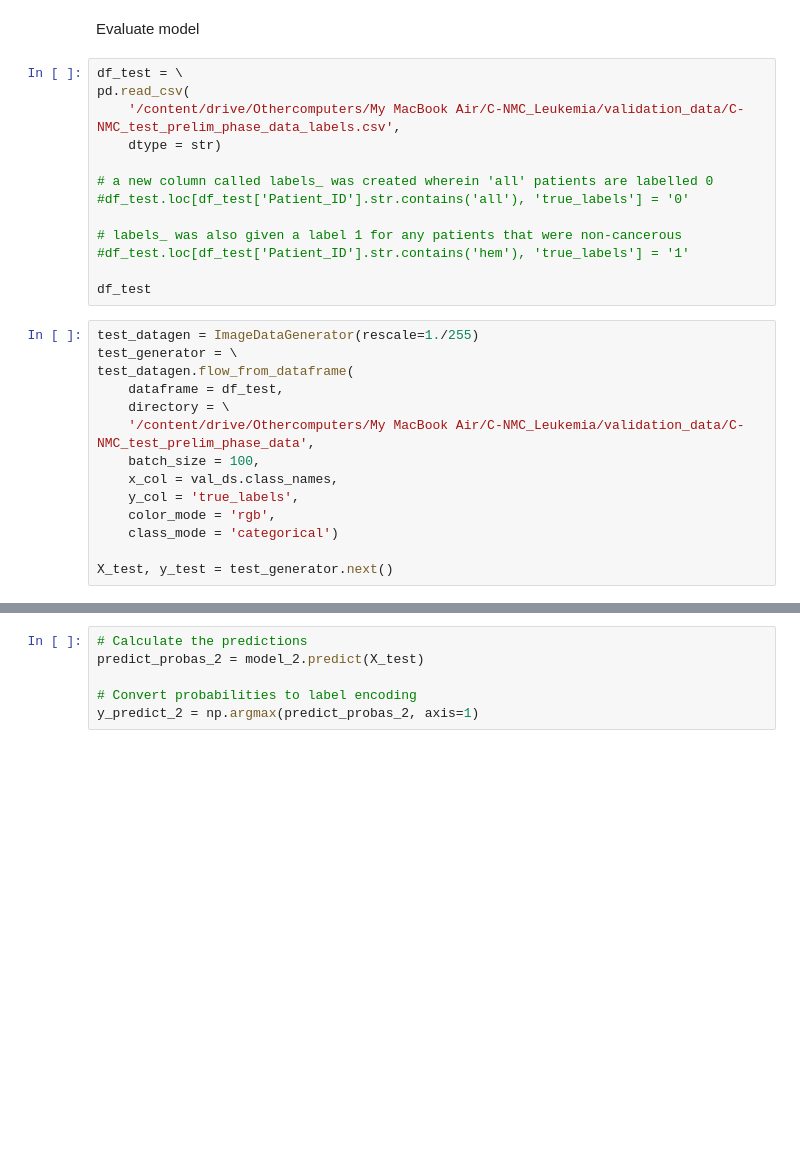
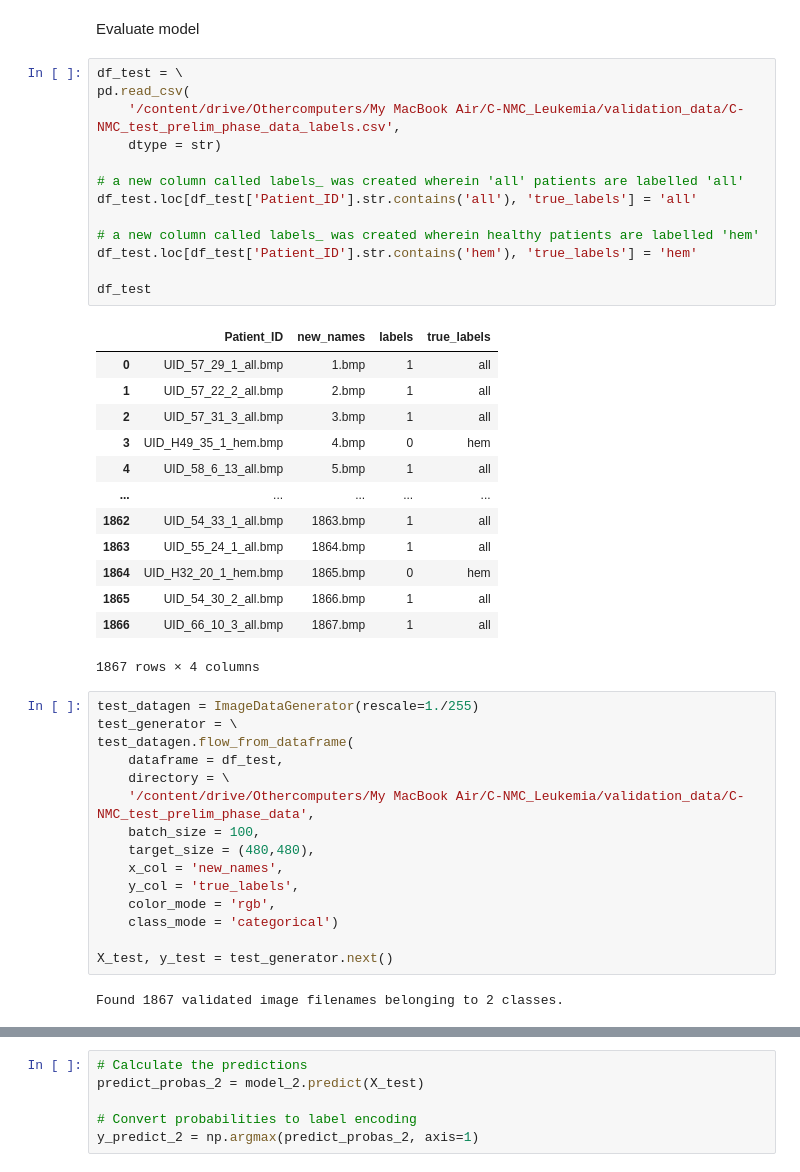
Before and after one commit to suhayb-h/Acute-Lymphoblastic-Leukemia-Classifier, a Jupyter notebook: New_ResNet.ipynb, the cells around one changed output, grey strips where cells are left out. Cells and saved outputs as stored; diff of their text form; blank space fills up the shorter version.

```diff
--- a/New_ResNet.ipynb
+++ b/New_ResNet.ipynb
@@ -213,16 +229,30 @@ Evaluate model
 # %%
 df_test = \
 pd.read_csv(
     '/content/drive/Othercomputers/My MacBook Air/C-NMC_Leukemia/validation_data/C-NMC_test_prelim_phase_data_labels.csv',
     dtype = str)
 
-# a new column called labels_ was created wherein 'all' patients are labelled 0
-#df_test.loc[df_test['Patient_ID'].str.contains('all'), 'true_labels'] = '0'
+# a new column called labels_ was created wherein 'all' patients are labelled 'all'
+df_test.loc[df_test['Patient_ID'].str.contains('all'), 'true_labels'] = 'all'
 
-# labels_ was also given a label 1 for any patients that were non-cancerous
-#df_test.loc[df_test['Patient_ID'].str.contains('hem'), 'true_labels'] = '1'
+# a new column called labels_ was created wherein healthy patients are labelled 'hem'
+df_test.loc[df_test['Patient_ID'].str.contains('hem'), 'true_labels'] = 'hem'
 
 df_test
+# %% [output]
+|  | Patient_ID | new_names | labels | true_labels |
+| 0 | UID_57_29_1_all.bmp | 1.bmp | 1 | all |
+| 1 | UID_57_22_2_all.bmp | 2.bmp | 1 | all |
+| 2 | UID_57_31_3_all.bmp | 3.bmp | 1 | all |
+| 3 | UID_H49_35_1_hem.bmp | 4.bmp | 0 | hem |
+| 4 | UID_58_6_13_all.bmp | 5.bmp | 1 | all |
+| ... | ... | ... | ... | ... |
+| 1862 | UID_54_33_1_all.bmp | 1863.bmp | 1 | all |
+| 1863 | UID_55_24_1_all.bmp | 1864.bmp | 1 | all |
+| 1864 | UID_H32_20_1_hem.bmp | 1865.bmp | 0 | hem |
+| 1865 | UID_54_30_2_all.bmp | 1866.bmp | 1 | all |
+| 1866 | UID_66_10_3_all.bmp | 1867.bmp | 1 | all |
+1867 rows × 4 columns
 # %%
 test_datagen = ImageDataGenerator(rescale=1./255)
 test_generator = \
@@ -231,11 +261,14 @@ test_datagen.flow_from_dataframe(
     directory = \
     '/content/drive/Othercomputers/My MacBook Air/C-NMC_Leukemia/validation_data/C-NMC_test_prelim_phase_data',
     batch_size = 100,
-    x_col = val_ds.class_names,
+    target_size = (480,480),
+    x_col = 'new_names',
     y_col = 'true_labels',
     color_mode = 'rgb',
     class_mode = 'categorical')
 
 X_test, y_test = test_generator.next()
+# %% [output]
+Found 1867 validated image filenames belonging to 2 classes.
 # %%
 score_2 = model_2.evaluate(X_test, y_test)
```
Also changed, not shown: parts of 6 cells of this notebook.
